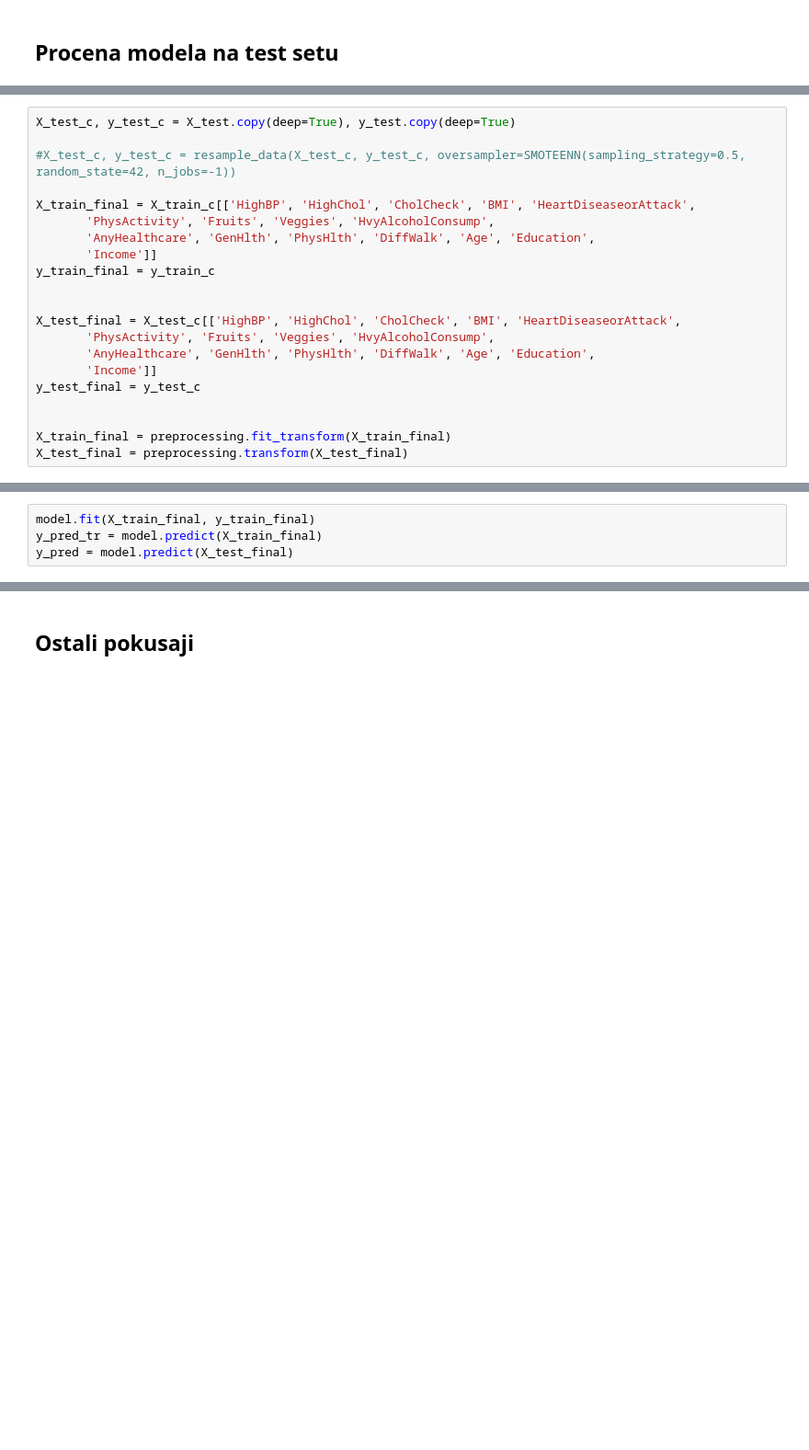
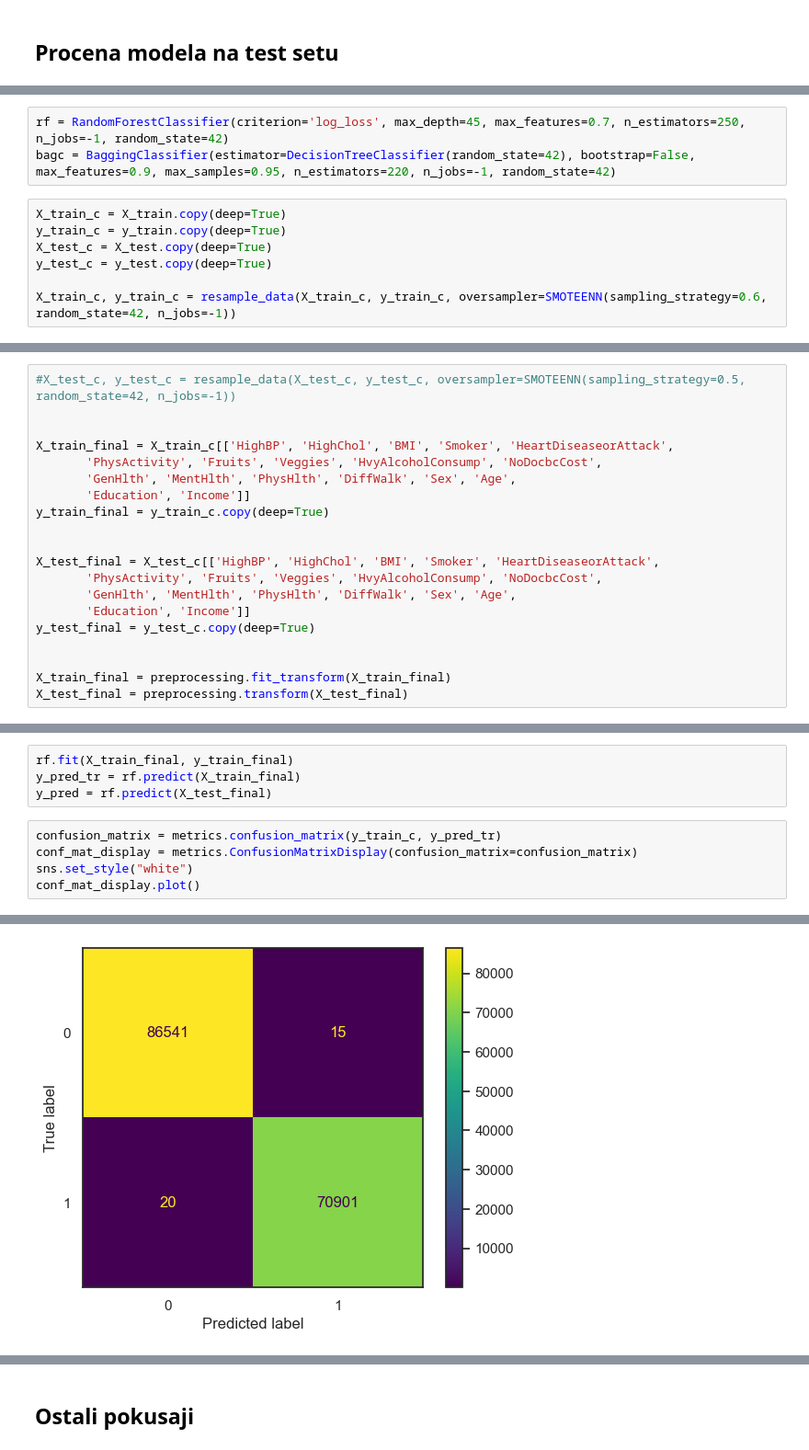
Before and after one commit to urospes/ML_Proj1, a Jupyter notebook: diabetes.ipynb, the cells around one changed output, grey strips where cells are left out. Shown at 92% size. Drawn from its saved outputs; the diff is of its cells as text; blank space fills up the shorter version.

```diff
--- a/diabetes.ipynb
+++ b/diabetes.ipynb
@@ -1475,0 +1417,10 @@ Najbolji rezultati se dobijaju za 16-20 atributa korišćenjem **SelectFromModel
+# %%
+rf = RandomForestClassifier(criterion='log_loss', max_depth=45, max_features=0.7, n_estimators=250, n_jobs=-1, random_state=42)
+bagc = BaggingClassifier(estimator=DecisionTreeClassifier(random_state=42), bootstrap=False, max_features=0.9, max_samples=0.95, n_estimators=220, n_jobs=-1, random_state=42)
+# %%
+X_train_c = X_train.copy(deep=True)
+y_train_c = y_train.copy(deep=True)
+X_test_c = X_test.copy(deep=True)
+y_test_c = y_test.copy(deep=True)
+
+X_train_c, y_train_c = resample_data(X_train_c, y_train_c, oversampler=SMOTEENN(sampling_strategy=0.6, random_state=42, n_jobs=-1))
@@ -1476,20 +1429,19 @@ Najbolji rezultati se dobijaju za 16-20 atributa korišćenjem **SelectFromModel
 # %%
-X_test_c, y_test_c = X_test.copy(deep=True), y_test.copy(deep=True)
-
 #X_test_c, y_test_c = resample_data(X_test_c, y_test_c, oversampler=SMOTEENN(sampling_strategy=0.5, random_state=42, n_jobs=-1))
 
-X_train_final = X_train_c[['HighBP', 'HighChol', 'CholCheck', 'BMI', 'HeartDiseaseorAttack',
-       'PhysActivity', 'Fruits', 'Veggies', 'HvyAlcoholConsump',
-       'AnyHealthcare', 'GenHlth', 'PhysHlth', 'DiffWalk', 'Age', 'Education',
-       'Income']]
-y_train_final = y_train_c
+
+X_train_final = X_train_c[['HighBP', 'HighChol', 'BMI', 'Smoker', 'HeartDiseaseorAttack',
+       'PhysActivity', 'Fruits', 'Veggies', 'HvyAlcoholConsump', 'NoDocbcCost',
+       'GenHlth', 'MentHlth', 'PhysHlth', 'DiffWalk', 'Sex', 'Age',
+       'Education', 'Income']]
+y_train_final = y_train_c.copy(deep=True)
 
 
-X_test_final = X_test_c[['HighBP', 'HighChol', 'CholCheck', 'BMI', 'HeartDiseaseorAttack',
-       'PhysActivity', 'Fruits', 'Veggies', 'HvyAlcoholConsump',
-       'AnyHealthcare', 'GenHlth', 'PhysHlth', 'DiffWalk', 'Age', 'Education',
-       'Income']]
-y_test_final = y_test_c
+X_test_final = X_test_c[['HighBP', 'HighChol', 'BMI', 'Smoker', 'HeartDiseaseorAttack',
+       'PhysActivity', 'Fruits', 'Veggies', 'HvyAlcoholConsump', 'NoDocbcCost',
+       'GenHlth', 'MentHlth', 'PhysHlth', 'DiffWalk', 'Sex', 'Age',
+       'Education', 'Income']]
+y_test_final = y_test_c.copy(deep=True)
 
 
 X_train_final = preprocessing.fit_transform(X_train_final)
@@ -1533,4 +1457,10 @@ print(X_test_final)
 # %%
-model.fit(X_train_final, y_train_final)
-y_pred_tr = model.predict(X_train_final)
-y_pred = model.predict(X_test_final)
+rf.fit(X_train_final, y_train_final)
+y_pred_tr = rf.predict(X_train_final)
+y_pred = rf.predict(X_test_final)
+# %%
+confusion_matrix = metrics.confusion_matrix(y_train_c, y_pred_tr)
+conf_mat_display = metrics.ConfusionMatrixDisplay(confusion_matrix=confusion_matrix)
+sns.set_style("white")
+conf_mat_display.plot()
+# %% [output]
@@ -1536,0 +1468 @@ y_pred = model.predict(X_test_final)
+[figure, added]
```
Also changed, not shown: parts of 28 cells of this notebook.
